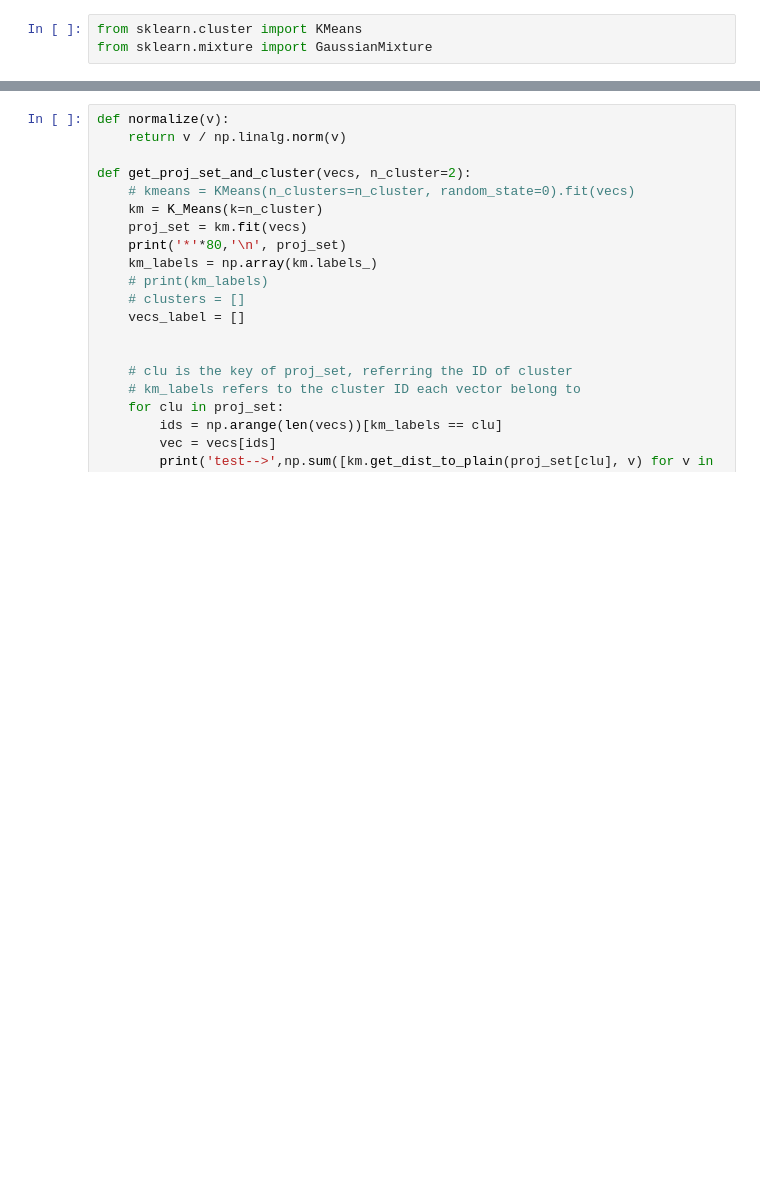
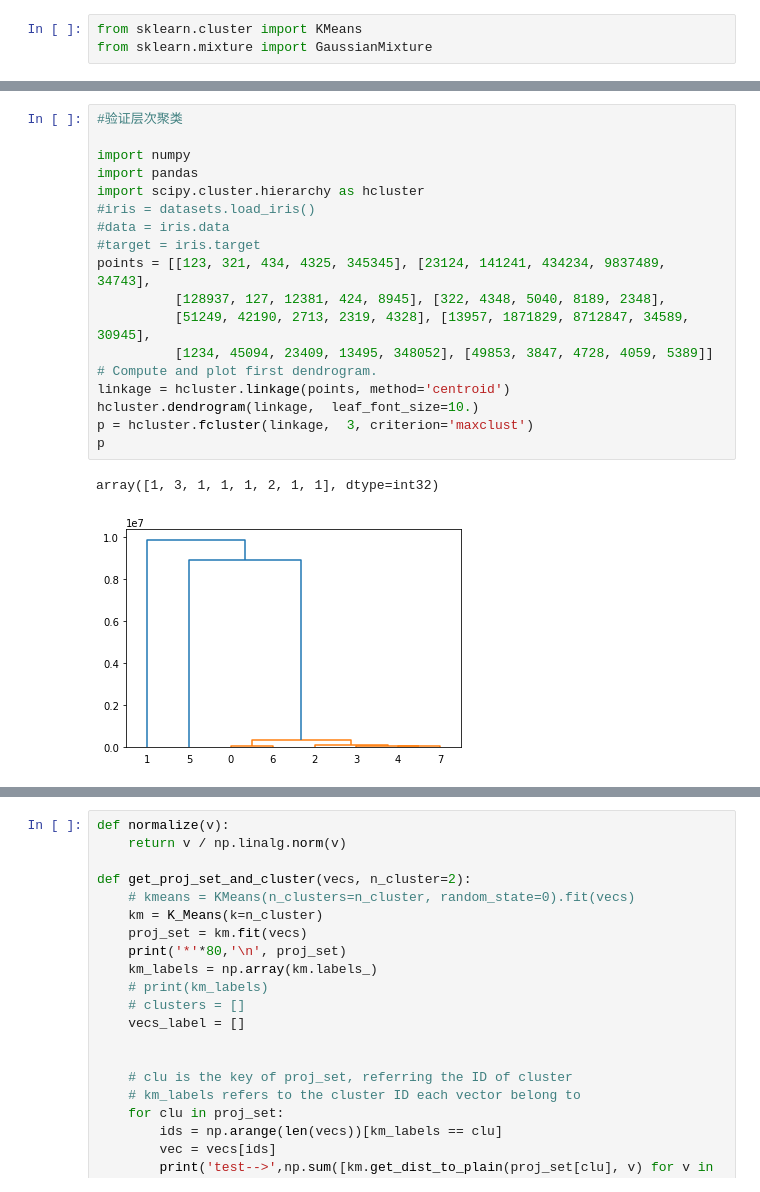
Before and after one commit to ThreeGreatMen/2021_11_4, a Jupyter notebook: 11_7.ipynb, the cells around one changed output, grey strips where cells are left out. Drawn from its saved outputs; the diff is of its cells as text; blank space fills up the shorter version.

```diff
--- a/11_7.ipynb
+++ b/11_7.ipynb
@@ -418,0 +435,21 @@ def fAndG(v, v1, v2, v0):  # 对v0求导，v0可以换成v1,v2
+# %%
+#验证层次聚类
+
+import numpy
+import pandas
+import scipy.cluster.hierarchy as hcluster
+#iris = datasets.load_iris()
+#data = iris.data
+#target = iris.target
+points = [[123, 321, 434, 4325, 345345], [23124, 141241, 434234, 9837489, 34743],
+          [128937, 127, 12381, 424, 8945], [322, 4348, 5040, 8189, 2348],
+          [51249, 42190, 2713, 2319, 4328], [13957, 1871829, 8712847, 34589, 30945],
+          [1234, 45094, 23409, 13495, 348052], [49853, 3847, 4728, 4059, 5389]]
+# Compute and plot first dendrogram.
+linkage = hcluster.linkage(points, method='centroid')
+hcluster.dendrogram(linkage,  leaf_font_size=10.)
+p = hcluster.fcluster(linkage,  3, criterion='maxclust')
+p
+# %% [output]
+array([1, 3, 1, 1, 1, 2, 1, 1], dtype=int32)
+[figure, added]
```
Also changed, not shown: parts of 17 cells of this notebook.
